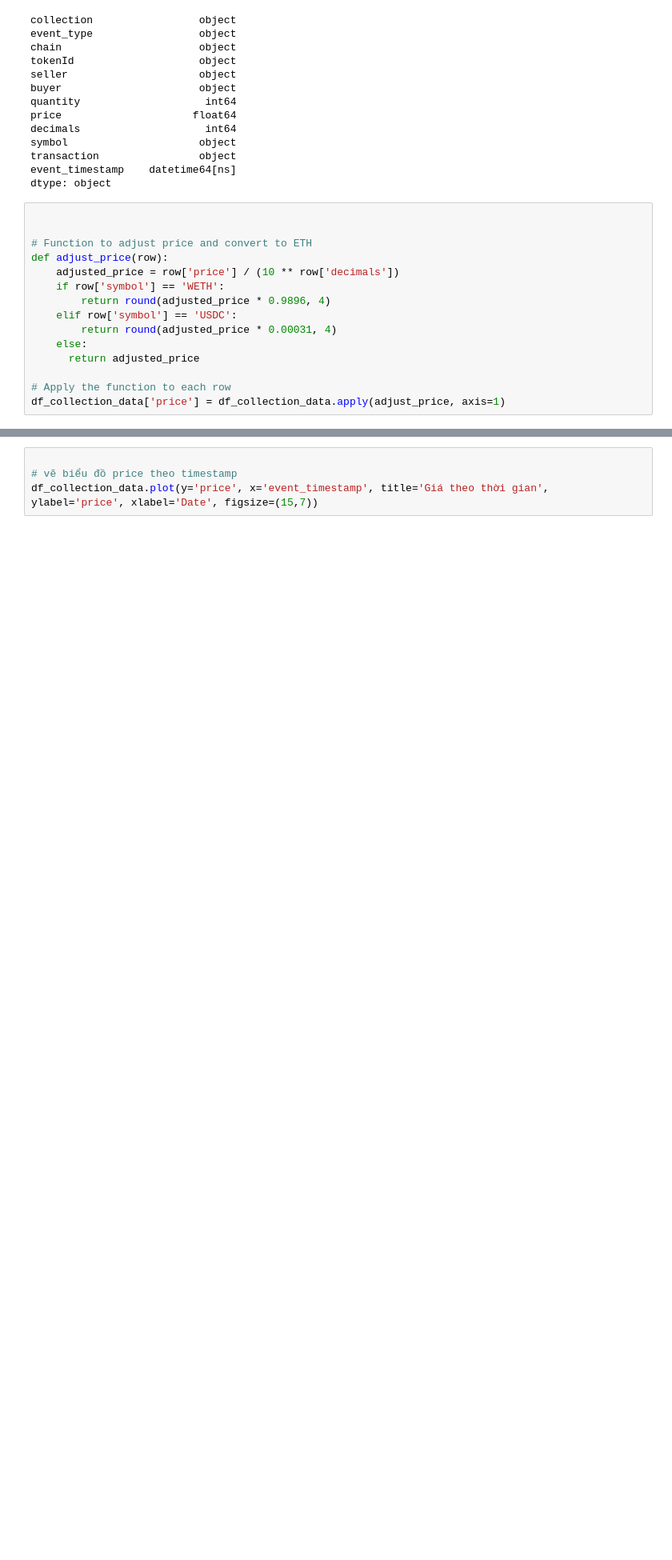
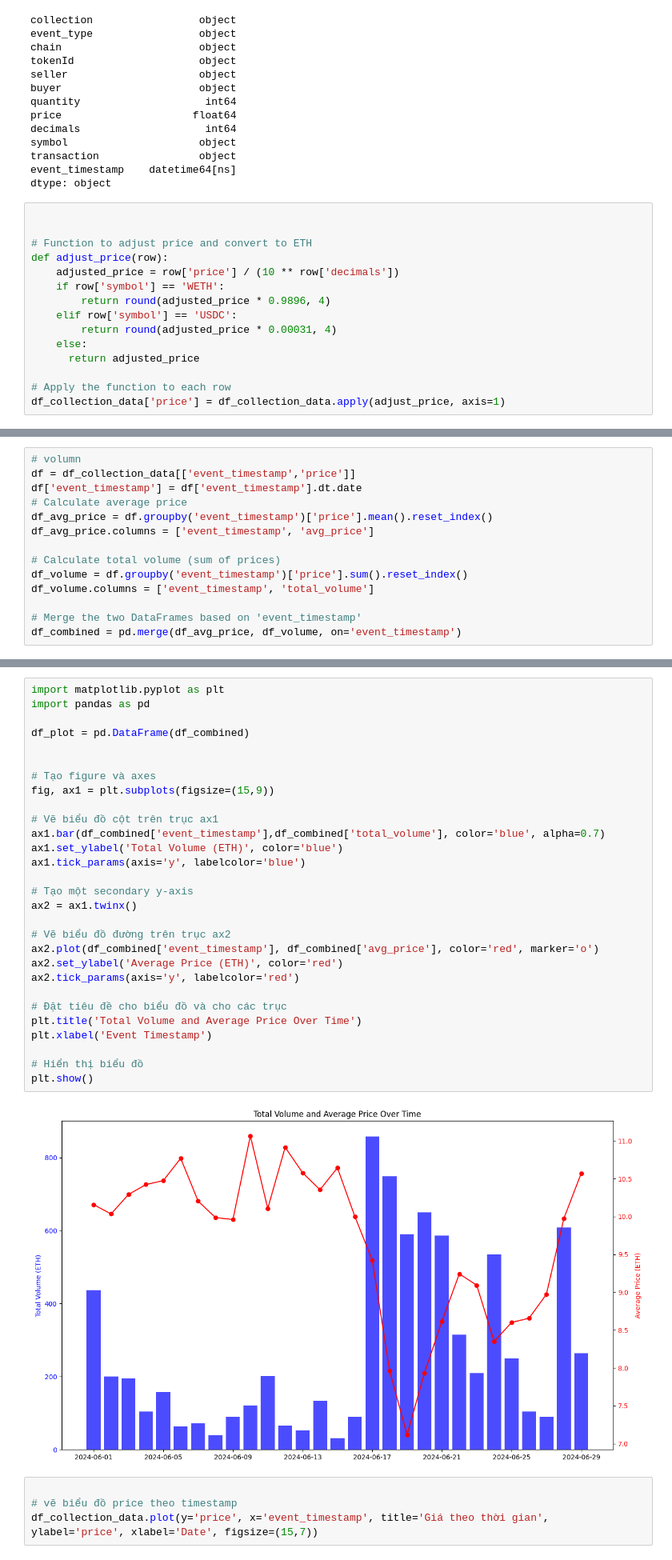
Before and after one commit to kanhnguyxn/DA, a Jupyter notebook: process.ipynb, the cells around one changed output, grey strips where cells are left out. Shown: that part at 80% size. Cells and saved outputs as stored; diff of their text form; blank space fills up the shorter version.

Commit message:
toeknid, price,volumn

```diff
--- a/process.ipynb
+++ b/process.ipynb
@@ -197,0 +196,14 @@ df_collection_data.head(5)
+# %%
+# volumn
+df = df_collection_data[['event_timestamp','price']]
+df['event_timestamp'] = df['event_timestamp'].dt.date
+# Calculate average price
+df_avg_price = df.groupby('event_timestamp')['price'].mean().reset_index()
+df_avg_price.columns = ['event_timestamp', 'avg_price']
+
+# Calculate total volume (sum of prices)
+df_volume = df.groupby('event_timestamp')['price'].sum().reset_index()
+df_volume.columns = ['event_timestamp', 'total_volume']
+
+# Merge the two DataFrames based on 'event_timestamp'
+df_combined = pd.merge(df_avg_price, df_volume, on='event_timestamp')
@@ -198,3 +216,34 @@ df_collection_data.head(5)
+# %%
+import matplotlib.pyplot as plt
+import pandas as pd
+
+df_plot = pd.DataFrame(df_combined)
+
+
+# Tạo figure và axes
+fig, ax1 = plt.subplots(figsize=(15,9))
+
+# Vẽ biểu đồ cột trên trục ax1
+ax1.bar(df_combined['event_timestamp'],df_combined['total_volume'], color='blue', alpha=0.7)
+ax1.set_ylabel('Total Volume (ETH)', color='blue')
+ax1.tick_params(axis='y', labelcolor='blue')
+
+# Tạo một secondary y-axis
+ax2 = ax1.twinx()
+
+# Vẽ biểu đồ đường trên trục ax2
+ax2.plot(df_combined['event_timestamp'], df_combined['avg_price'], color='red', marker='o')
+ax2.set_ylabel('Average Price (ETH)', color='red')
+ax2.tick_params(axis='y', labelcolor='red')
+
+# Đặt tiêu đề cho biểu đồ và cho các trục
+plt.title('Total Volume and Average Price Over Time')
+plt.xlabel('Event Timestamp')
+
+# Hiển thị biểu đồ
+plt.show()
+# %% [output]
+[figure, added]
 # %%
 
 # vẽ biểu đồ price theo timestamp
```
Also changed, not shown: parts of 3 cells of this notebook, 1 other file.
